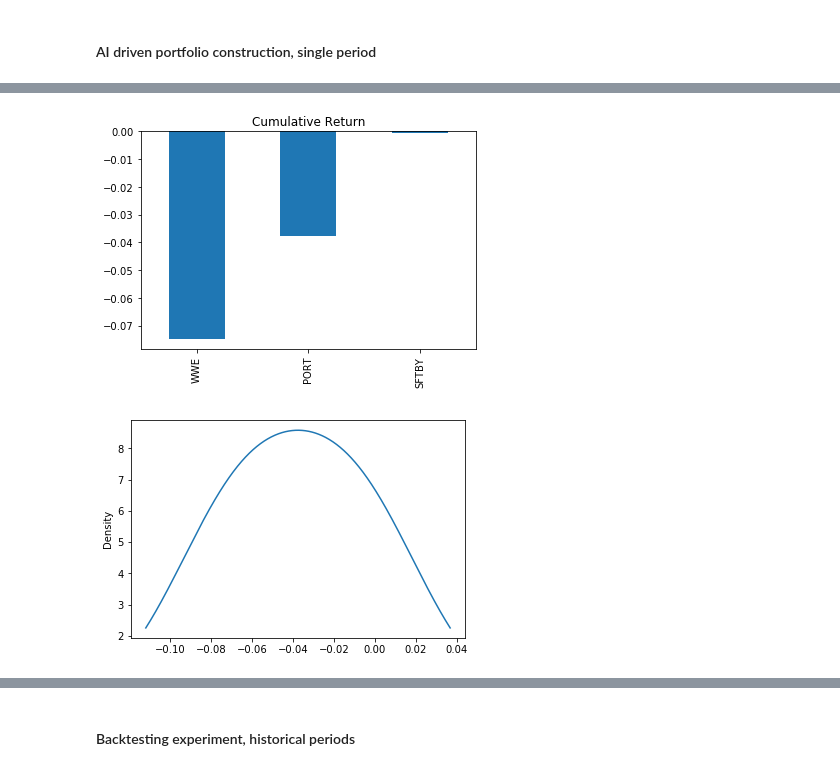
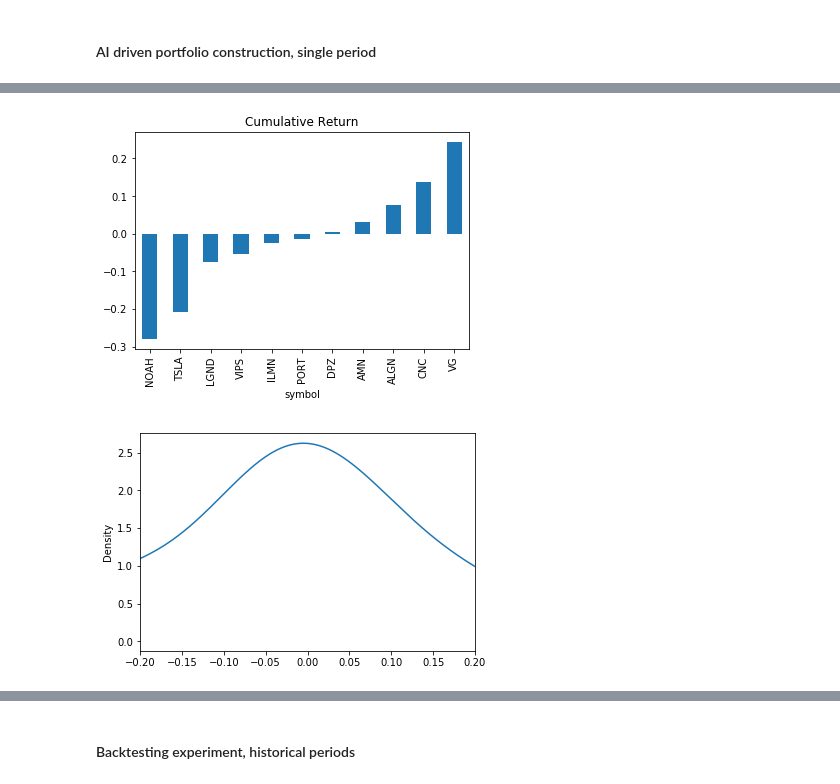
Before and after one commit to webclinic017/inception, a Jupyter notebook: notebooks/backtest_micro.ipynb, the cells around one changed output, grey strips where cells are left out. Drawn from its saved outputs; the diff is of its cells as text; code cells hidden in the pictures.

```diff
--- a/notebooks/backtest_micro.ipynb
+++ b/notebooks/backtest_micro.ipynb
@@ -53,16 +36,11 @@ K.tensorflow_backend._get_available_gpus()
 ### Context data
 # %%
 # context
-bench = '^GSPC'
-y_col = 'fwdReturn'
-companies = excl(config['companies'], [])
-
 context = {
     'ml_path': '../ML/',
     'model_name': 'micro_TF.h5',
     'tmp_path': '../tmp/',
-    'ds_name': 'co-technicals-ds',
-    'px_close': 'universe-px-ds',
+    'px_vol_ds': 'universe-px-vol-ds.h5',
     'trained_cols': 'micro_TF_train_cols.npy',
     'look_ahead': 120,
     'look_back': 252*3,
@@ -195,3 +78,21 @@ def pre_process_ds(context):
+# %%
+def pre_process_ds(context):
+    raw_df = tech_ds.stitch_companies_groups()
+    print(f'Shape excluding NAs: {raw_df.shape}')
+    symbols = raw_df.reset_index().set_index(['symbol']).index
+    sector_map = tech_ds.profile.loc[tech_ds.tickers,'sector'].to_dict()
+    raw_df.loc[:, 'sector'] = symbols.map(sector_map)
+    raw_df = chain_outlier(raw_df, None)
+    # basic impute and scaling
+    scale_on = context['scale']
+    scaler = StandardScaler()
+    num_cols = numeric_cols(raw_df)
+    if scale_on: raw_df.loc[:, num_cols] = scaler.fit_transform(
+        raw_df[num_cols])
+    # add categoricals
+    raw_df.dropna(subset=['sector'], inplace=True)
+    raw_df = dummy_col(raw_df, 'sector', shorten=True)
+    return raw_df
 # %%
 def predict_ds(context):
 
@@ -339,14 +267,14 @@ pred_df.loc[pred_df.symbol.isin([symbol])].head()
 # %% [markdown]
 #### AI driven portfolio construction, single period
 # %%
-loss_protection = False
-long = True
+loss_protection = False # stop losses dont seem to help
 max_loss = 0.1
-holding_period = 60
-as_of_date = -holding_period; study_period = -30;
-min_confidence = 0.8
+long = True # enable long or short
+holding_period = 20 # how many days to hold / rebalance
+as_of_date = -20; study_period = -30;
+min_confidence = 0.7
 max_class_rows = 50
-nbr_positions = 30
+nbr_positions = 20
 pred_classes = [3, 4] if long else [0, 1]
 period_range = list(range(-holding_period, -pred_df.index.unique().shape[0], -holding_period))
 # %%
@@ -419,14 +379,14 @@ def stop_loss(df, long, max_loss):
     if len(pos): df.loc[pos.index[0]:] = df.loc[pos.index[0]]
     return df
 
-idx = clean_co_px.index.get_loc(study_dates[-1])
-prices = clean_co_px.iloc[idx:idx+holding_period][symbols]
+idx = tech_ds.clean_px.index.get_loc(study_dates[-1])
+prices = tech_ds.clean_px.iloc[idx:idx+holding_period][symbols]
 port_index = get_ind_index(prices, tail=holding_period, name='PORT')
 
 if loss_protection:
     port_index = port_index.iloc[:,:-1].apply(stop_loss, args=(long, max_loss)) # stop loss treatment
     port_index = get_ind_index(port_index, tail=holding_period, name='PORT') # recalc portfolio return
 
-print(f'Showing returns from {clean_co_px.iloc[idx:idx+holding_period].index[[0,-1]]}')
+print(f'Showing returns from {tech_ds.clean_px.iloc[idx:idx+holding_period].index[[0,-1]]}')
 print(f'Portfolio shape: {port_index.shape}')
 # %% [output]
@@ -440,9 +400,9 @@ port_index.plot()
 # %%
 (port_index.iloc[-1] - 1).sort_values().plot.bar(title='Cumulative Return'); plt.show()
-(port_index.iloc[-1] - 1).plot.kde();
+(port_index.iloc[-1] - 1).plot.kde(xlim=(-.2,0.2));
 # %% [output]
-[figure, old version]
+[figure, new version]
-[figure, old version]
+[figure, new version]
 # %%
 # cumulative returns for a given portfolio
 port_index.iloc[-1].describe()
```
Also changed, not shown: parts of 34 cells of this notebook, 5 other files.
